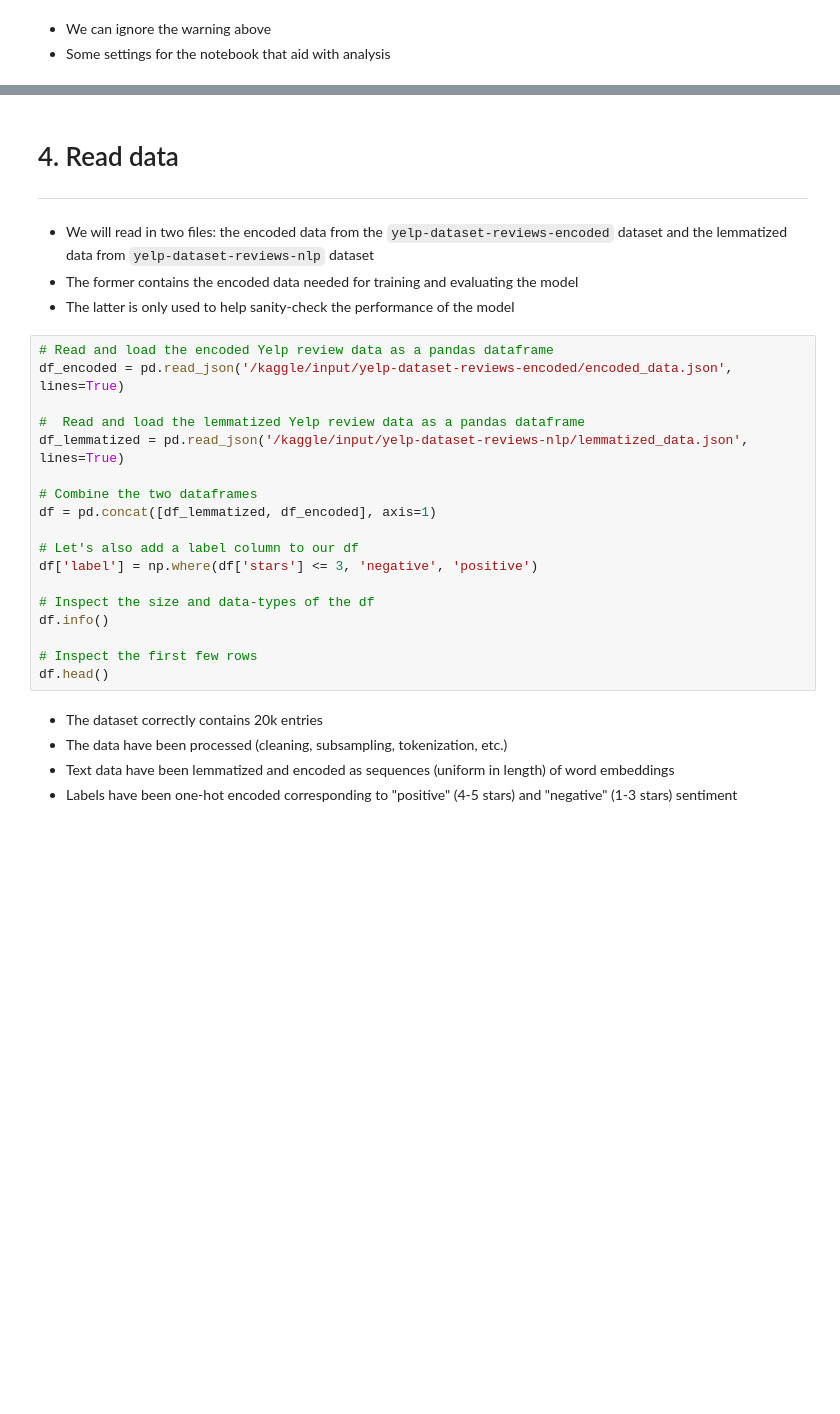
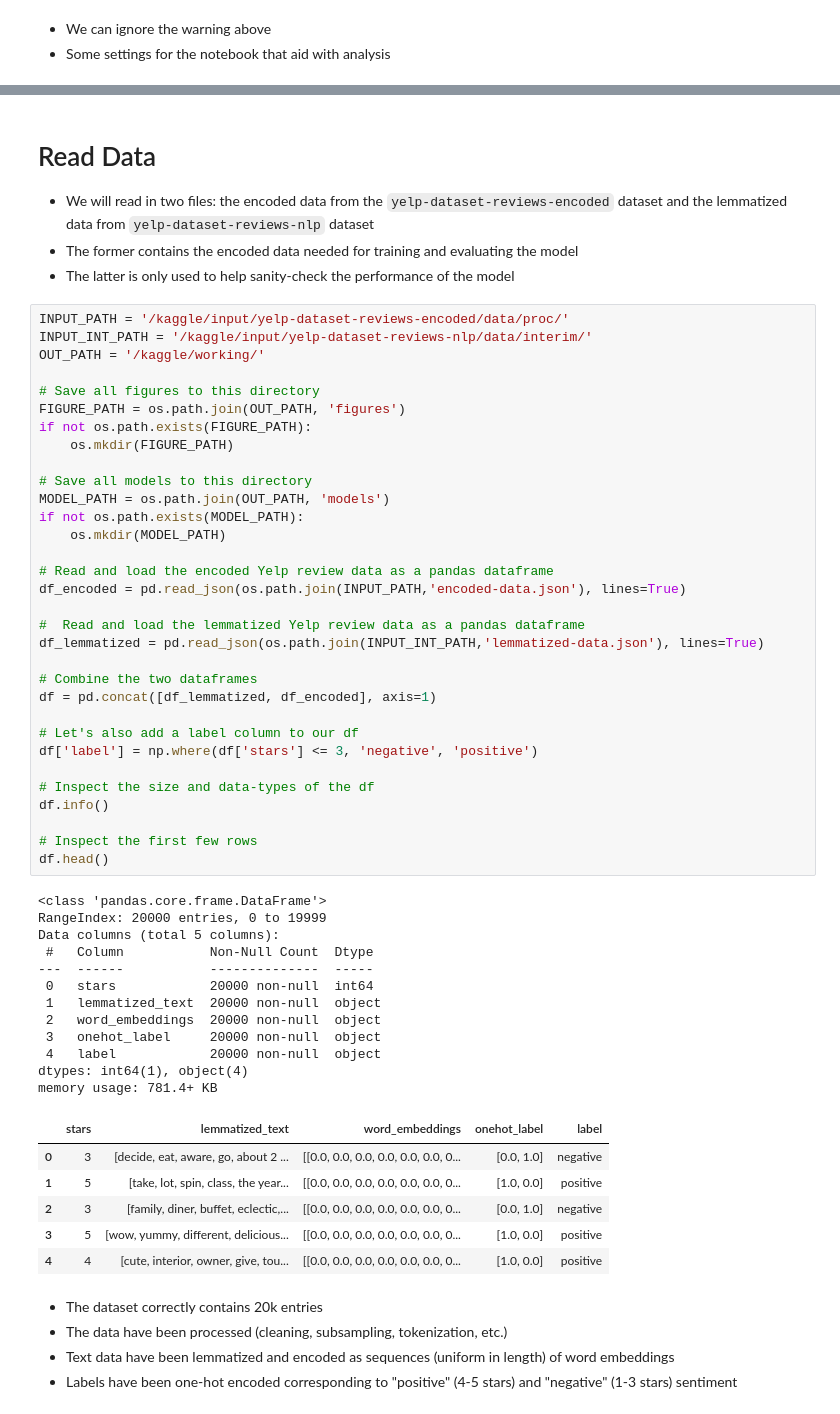
Before and after one commit to varshithr/sentiment-analysis_yelp-reviews, a Jupyter notebook: notebooks/04_lstm-model-training-evaluation.ipynb, the cells around one changed output, grey strips where cells are left out. Drawn from its saved outputs; the diff is of its cells as text; blank space fills up the shorter version.

```diff
--- a/notebooks/04_lstm-model-training-evaluation.ipynb
+++ b/notebooks/04_lstm-model-training-evaluation.ipynb
@@ -87,28 +91,60 @@ InteractiveShell.ast_node_interactivity = 'all'
 # %% [markdown]
-# 4. Read data
-___
+# Read Data
 
 - We will read in two files: the encoded data from the `yelp-dataset-reviews-encoded` dataset and the lemmatized data from `yelp-dataset-reviews-nlp` dataset
 - The former contains the encoded data needed for training and evaluating the model
 - The latter is only used to help sanity-check the performance of the model
 # %%
+INPUT_PATH = '/kaggle/input/yelp-dataset-reviews-encoded/data/proc/'
+INPUT_INT_PATH = '/kaggle/input/yelp-dataset-reviews-nlp/data/interim/'
+OUT_PATH = '/kaggle/working/'
+
+# Save all figures to this directory
+FIGURE_PATH = os.path.join(OUT_PATH, 'figures')
+if not os.path.exists(FIGURE_PATH):
+    os.mkdir(FIGURE_PATH)
+
+# Save all models to this directory
+MODEL_PATH = os.path.join(OUT_PATH, 'models')
+if not os.path.exists(MODEL_PATH):
+    os.mkdir(MODEL_PATH)
+
 # Read and load the encoded Yelp review data as a pandas dataframe
-df_encoded = pd.read_json('/kaggle/input/yelp-dataset-reviews-encoded/encoded_data.json', lines=True)
+df_encoded = pd.read_json(os.path.join(INPUT_PATH,'encoded-data.json'), lines=True)
 
 #  Read and load the lemmatized Yelp review data as a pandas dataframe
-df_lemmatized = pd.read_json('/kaggle/input/yelp-dataset-reviews-nlp/lemmatized_data.json', lines=True)
+df_lemmatized = pd.read_json(os.path.join(INPUT_INT_PATH,'lemmatized-data.json'), lines=True)
 
 # Combine the two dataframes
 df = pd.concat([df_lemmatized, df_encoded], axis=1)
 
 # Let's also add a label column to our df
 df['label'] = np.where(df['stars'] <= 3, 'negative', 'positive')
 
 # Inspect the size and data-types of the df
 df.info()
 
 # Inspect the first few rows
 df.head()
+# %% [output]
+<class 'pandas.core.frame.DataFrame'>
+RangeIndex: 20000 entries, 0 to 19999
+Data columns (total 5 columns):
+ #   Column           Non-Null Count  Dtype
+---  ------           --------------  -----
+ 0   stars            20000 non-null  int64
+ 1   lemmatized_text  20000 non-null  object
+ 2   word_embeddings  20000 non-null  object
+ 3   onehot_label     20000 non-null  object
+ 4   label            20000 non-null  object
+dtypes: int64(1), object(4)
+memory usage: 781.4+ KB
+|  | stars | lemmatized_text | word_embeddings | onehot_label | label |
+| 0 | 3 | [decide, eat, aware, go, about 2 ... | [[0.0, 0.0, 0.0, 0.0, 0.0, 0.0, 0... | [0.0, 1.0] | negative |
+| 1 | 5 | [take, lot, spin, class, the year... | [[0.0, 0.0, 0.0, 0.0, 0.0, 0.0, 0... | [1.0, 0.0] | positive |
+| 2 | 3 | [family, diner, buffet, eclectic,... | [[0.0, 0.0, 0.0, 0.0, 0.0, 0.0, 0... | [0.0, 1.0] | negative |
+| 3 | 5 | [wow, yummy, different, delicious... | [[0.0, 0.0, 0.0, 0.0, 0.0, 0.0, 0... | [1.0, 0.0] | positive |
+| 4 | 4 | [cute, interior, owner, give, tou... | [[0.0, 0.0, 0.0, 0.0, 0.0, 0.0, 0... | [1.0, 0.0] | positive |
 # %% [markdown]
 - The dataset correctly contains 20k entries
 - The data have been processed (cleaning, subsampling, tokenization, etc.)
```
Also changed, not shown: parts of 24 cells of this notebook.
